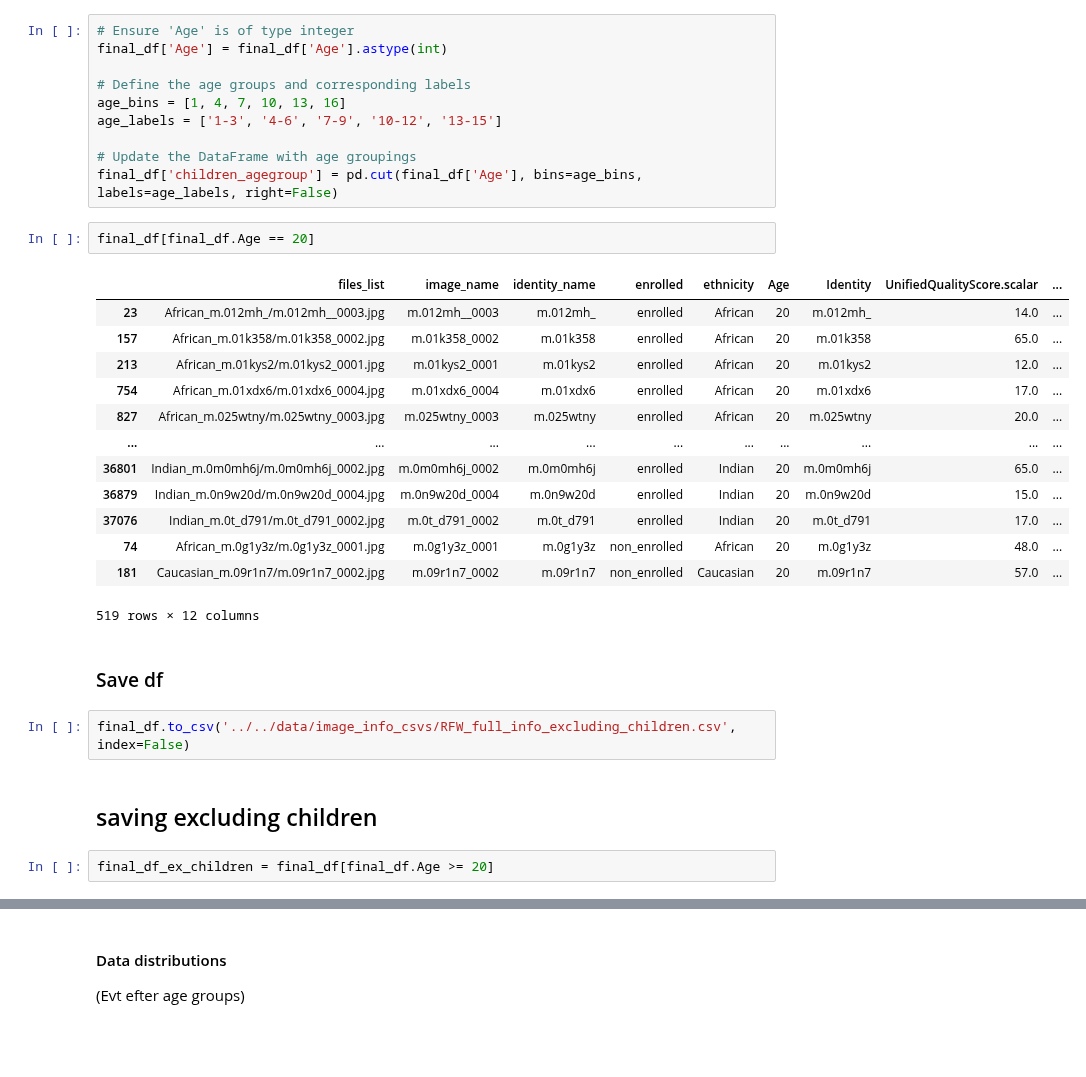
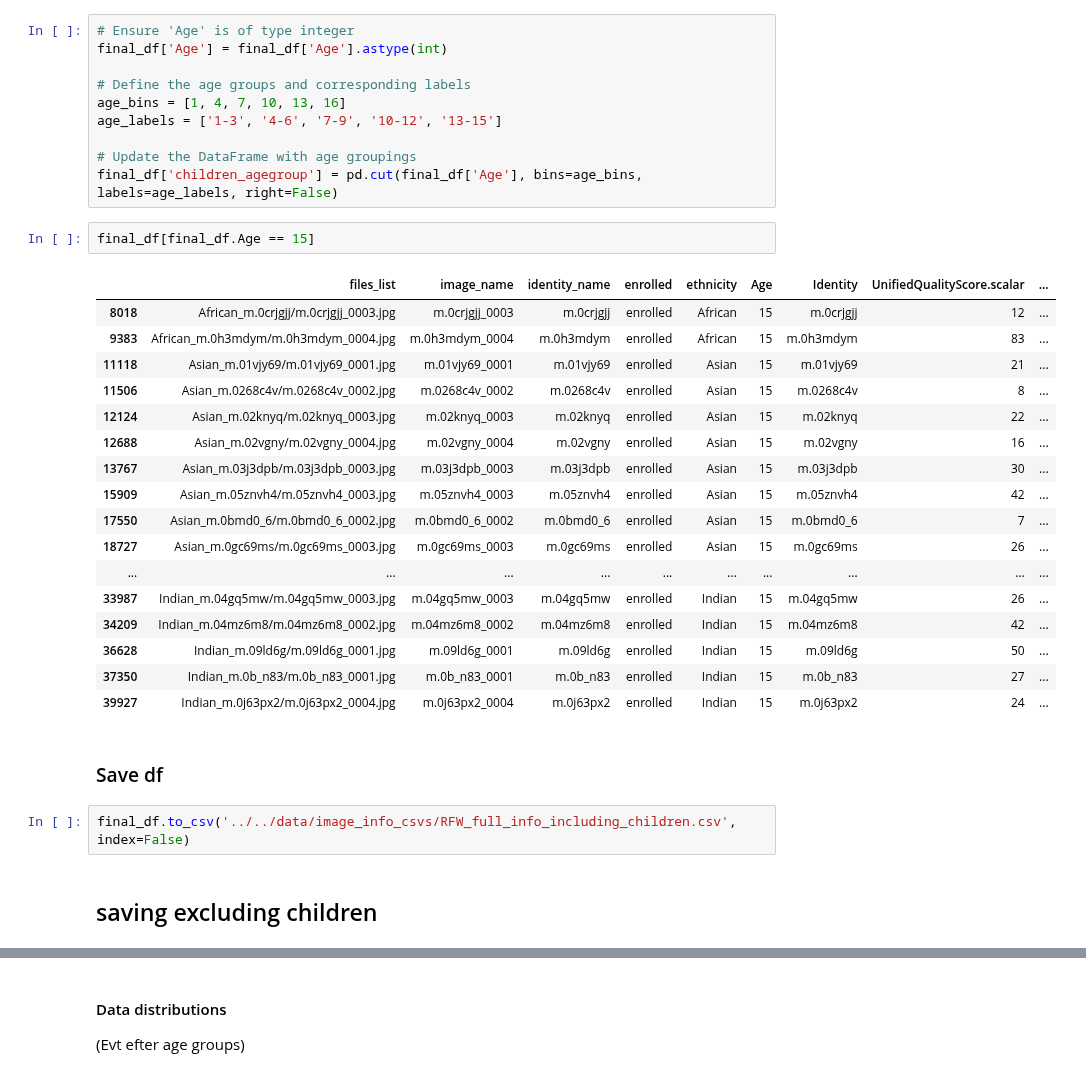
Before and after one commit to Kat-Gabi/Master_Thesis, a Jupyter notebook: notebooks/loadings/data_loading_rlfw_updated.ipynb, the cells around one changed output, grey strips where cells are left out. Cells and saved outputs as stored; diff of their text form; blank space fills up the shorter version.

```diff
--- a/notebooks/loadings/data_loading_rlfw_updated.ipynb
+++ b/notebooks/loadings/data_loading_rlfw_updated.ipynb
@@ -327,26 +250,28 @@ age_labels = ['1-3', '4-6', '7-9', '10-12', '13-15']
 # Update the DataFrame with age groupings
 final_df['children_agegroup'] = pd.cut(final_df['Age'], bins=age_bins, labels=age_labels, right=False)
 # %%
-final_df[final_df.Age == 20]
+final_df[final_df.Age == 15]
 # %% [output]
 |  | files_list | image_name | identity_name | enrolled | ethnicity | Age | Identity | UnifiedQualityScore.scalar | ... |
-| 23 | African_m.012mh_/m.012mh__0003.jpg | m.012mh__0003 | m.012mh_ | enrolled | African | 20 | m.012mh_ | 14.0 | ... |
-| 157 | African_m.01k358/m.01k358_0002.jpg | m.01k358_0002 | m.01k358 | enrolled | African | 20 | m.01k358 | 65.0 | ... |
-| 213 | African_m.01kys2/m.01kys2_0001.jpg | m.01kys2_0001 | m.01kys2 | enrolled | African | 20 | m.01kys2 | 12.0 | ... |
-| 754 | African_m.01xdx6/m.01xdx6_0004.jpg | m.01xdx6_0004 | m.01xdx6 | enrolled | African | 20 | m.01xdx6 | 17.0 | ... |
-| 827 | African_m.025wtny/m.025wtny_0003.jpg | m.025wtny_0003 | m.025wtny | enrolled | African | 20 | m.025wtny | 20.0 | ... |
+| 8018 | African_m.0crjgjj/m.0crjgjj_0003.jpg | m.0crjgjj_0003 | m.0crjgjj | enrolled | African | 15 | m.0crjgjj | 12 | ... |
+| 9383 | African_m.0h3mdym/m.0h3mdym_0004.jpg | m.0h3mdym_0004 | m.0h3mdym | enrolled | African | 15 | m.0h3mdym | 83 | ... |
+| 11118 | Asian_m.01vjy69/m.01vjy69_0001.jpg | m.01vjy69_0001 | m.01vjy69 | enrolled | Asian | 15 | m.01vjy69 | 21 | ... |
+| 11506 | Asian_m.0268c4v/m.0268c4v_0002.jpg | m.0268c4v_0002 | m.0268c4v | enrolled | Asian | 15 | m.0268c4v | 8 | ... |
+| 12124 | Asian_m.02knyq/m.02knyq_0003.jpg | m.02knyq_0003 | m.02knyq | enrolled | Asian | 15 | m.02knyq | 22 | ... |
+| 12688 | Asian_m.02vgny/m.02vgny_0004.jpg | m.02vgny_0004 | m.02vgny | enrolled | Asian | 15 | m.02vgny | 16 | ... |
+| 13767 | Asian_m.03j3dpb/m.03j3dpb_0003.jpg | m.03j3dpb_0003 | m.03j3dpb | enrolled | Asian | 15 | m.03j3dpb | 30 | ... |
+| 15909 | Asian_m.05znvh4/m.05znvh4_0003.jpg | m.05znvh4_0003 | m.05znvh4 | enrolled | Asian | 15 | m.05znvh4 | 42 | ... |
+| 17550 | Asian_m.0bmd0_6/m.0bmd0_6_0002.jpg | m.0bmd0_6_0002 | m.0bmd0_6 | enrolled | Asian | 15 | m.0bmd0_6 | 7 | ... |
+| 18727 | Asian_m.0gc69ms/m.0gc69ms_0003.jpg | m.0gc69ms_0003 | m.0gc69ms | enrolled | Asian | 15 | m.0gc69ms | 26 | ... |
 | ... | ... | ... | ... | ... | ... | ... | ... | ... | ... |
-| 36801 | Indian_m.0m0mh6j/m.0m0mh6j_0002.jpg | m.0m0mh6j_0002 | m.0m0mh6j | enrolled | Indian | 20 | m.0m0mh6j | 65.0 | ... |
-| 36879 | Indian_m.0n9w20d/m.0n9w20d_0004.jpg | m.0n9w20d_0004 | m.0n9w20d | enrolled | Indian | 20 | m.0n9w20d | 15.0 | ... |
-| 37076 | Indian_m.0t_d791/m.0t_d791_0002.jpg | m.0t_d791_0002 | m.0t_d791 | enrolled | Indian | 20 | m.0t_d791 | 17.0 | ... |
-| 74 | African_m.0g1y3z/m.0g1y3z_0001.jpg | m.0g1y3z_0001 | m.0g1y3z | non_enrolled | African | 20 | m.0g1y3z | 48.0 | ... |
-| 181 | Caucasian_m.09r1n7/m.09r1n7_0002.jpg | m.09r1n7_0002 | m.09r1n7 | non_enrolled | Caucasian | 20 | m.09r1n7 | 57.0 | ... |
+| 33987 | Indian_m.04gq5mw/m.04gq5mw_0003.jpg | m.04gq5mw_0003 | m.04gq5mw | enrolled | Indian | 15 | m.04gq5mw | 26 | ... |
+| 34209 | Indian_m.04mz6m8/m.04mz6m8_0002.jpg | m.04mz6m8_0002 | m.04mz6m8 | enrolled | Indian | 15 | m.04mz6m8 | 42 | ... |
+| 36628 | Indian_m.09ld6g/m.09ld6g_0001.jpg | m.09ld6g_0001 | m.09ld6g | enrolled | Indian | 15 | m.09ld6g | 50 | ... |
+| 37350 | Indian_m.0b_n83/m.0b_n83_0001.jpg | m.0b_n83_0001 | m.0b_n83 | enrolled | Indian | 15 | m.0b_n83 | 27 | ... |
+| 39927 | Indian_m.0j63px2/m.0j63px2_0004.jpg | m.0j63px2_0004 | m.0j63px2 | enrolled | Indian | 15 | m.0j63px2 | 24 | ... |
-519 rows × 12 columns
 # %% [markdown]
 ### Save df
 # %%
-final_df.to_csv('../../data/image_info_csvs/RFW_full_info_excluding_children.csv', index=False)
+final_df.to_csv('../../data/image_info_csvs/RFW_full_info_including_children.csv', index=False)
 # %% [markdown]
 ## saving excluding children
-# %%
-final_df_ex_children = final_df[final_df.Age >= 20]
```
Also changed, not shown: parts of 27 cells of this notebook, 11 other files.
